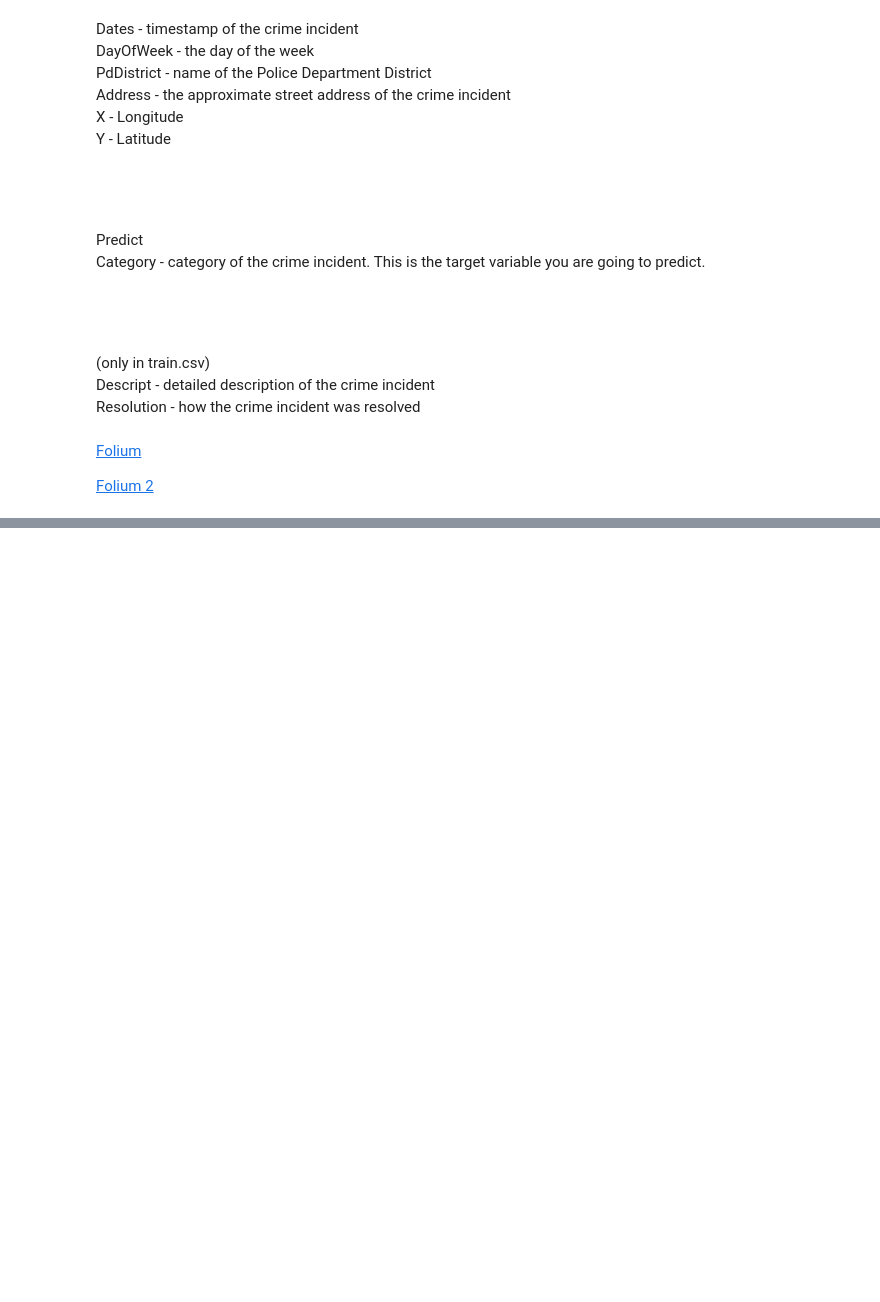
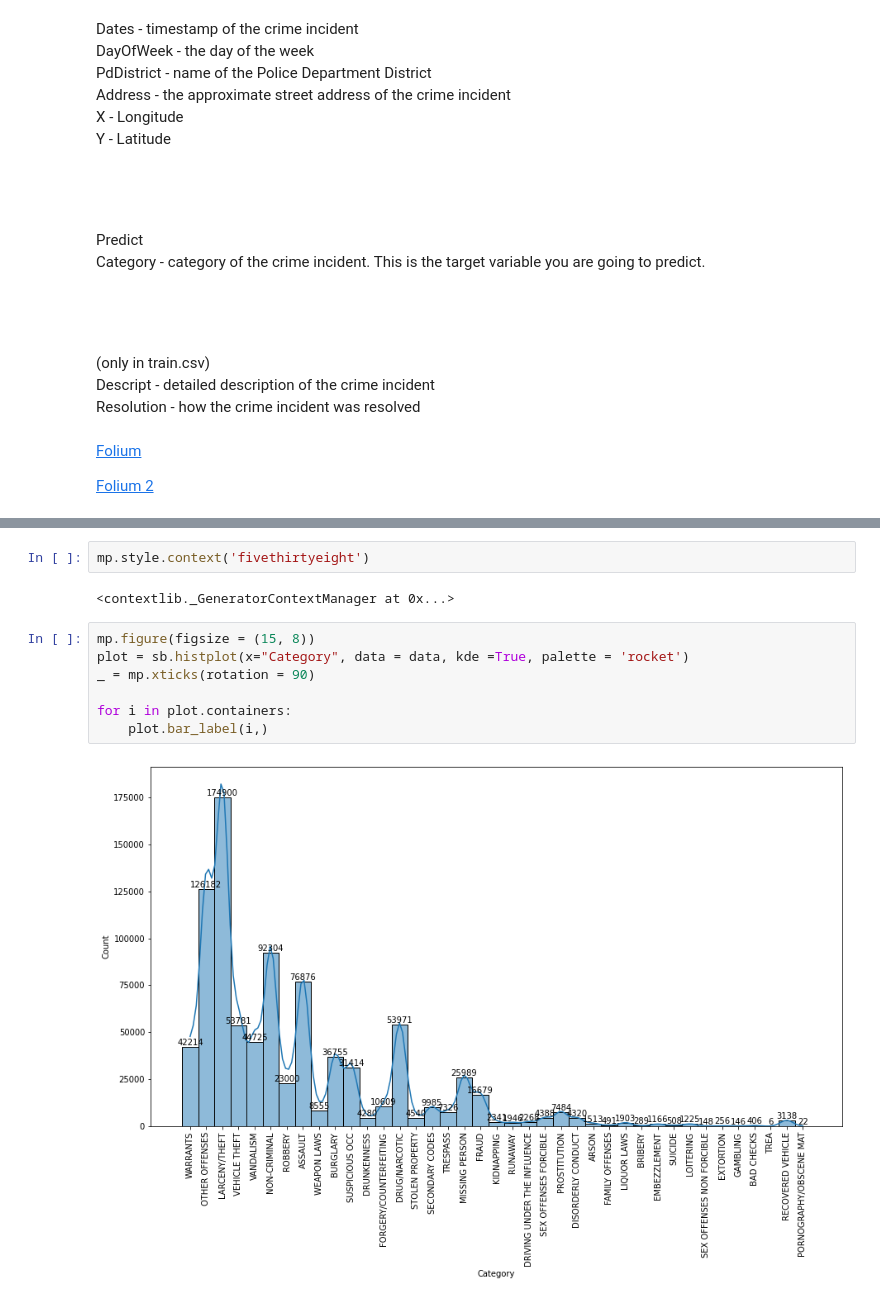
Before and after one commit to SUPREME-CODER/San-Francisco-Crime-Classification, a Jupyter notebook: San Francisco Crime Classification.ipynb, the cells around one changed output, grey strips where cells are left out. Cells and saved outputs as stored; diff of their text form; blank space fills up the shorter version.

```diff
--- a/San Francisco Crime Classification.ipynb
+++ b/San Francisco Crime Classification.ipynb
@@ -92,0 +137,13 @@ Resolution - how the crime incident was resolved<br>
+# %%
+mp.style.context('fivethirtyeight')
+# %% [output]
+<contextlib._GeneratorContextManager at 0x...>
+# %%
+mp.figure(figsize = (15, 8))
+plot = sb.histplot(x="Category", data = data, kde =True, palette = 'rocket')
+_ = mp.xticks(rotation = 90)
+
+for i in plot.containers:
+    plot.bar_label(i,)
+# %% [output]
+[figure, added]
```
Also changed, not shown: parts of 6 cells of this notebook.
